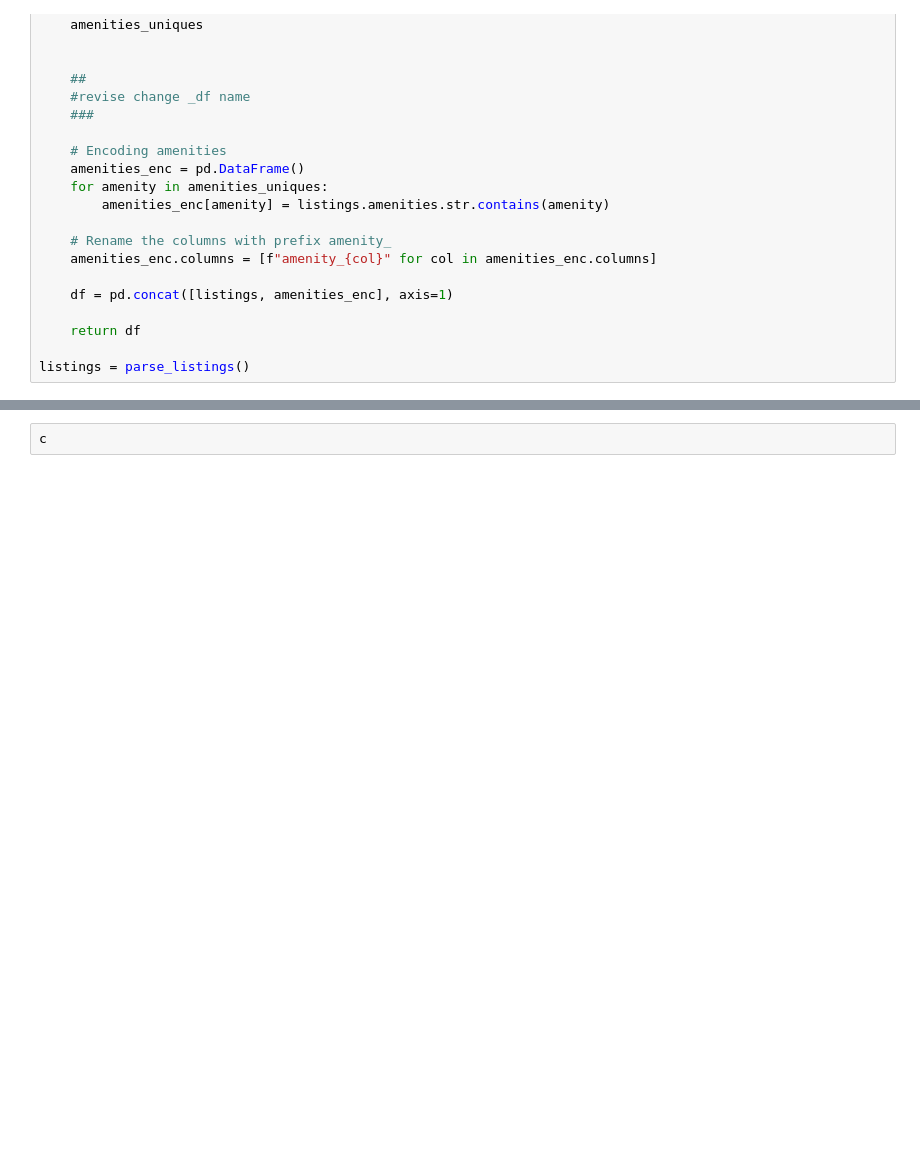
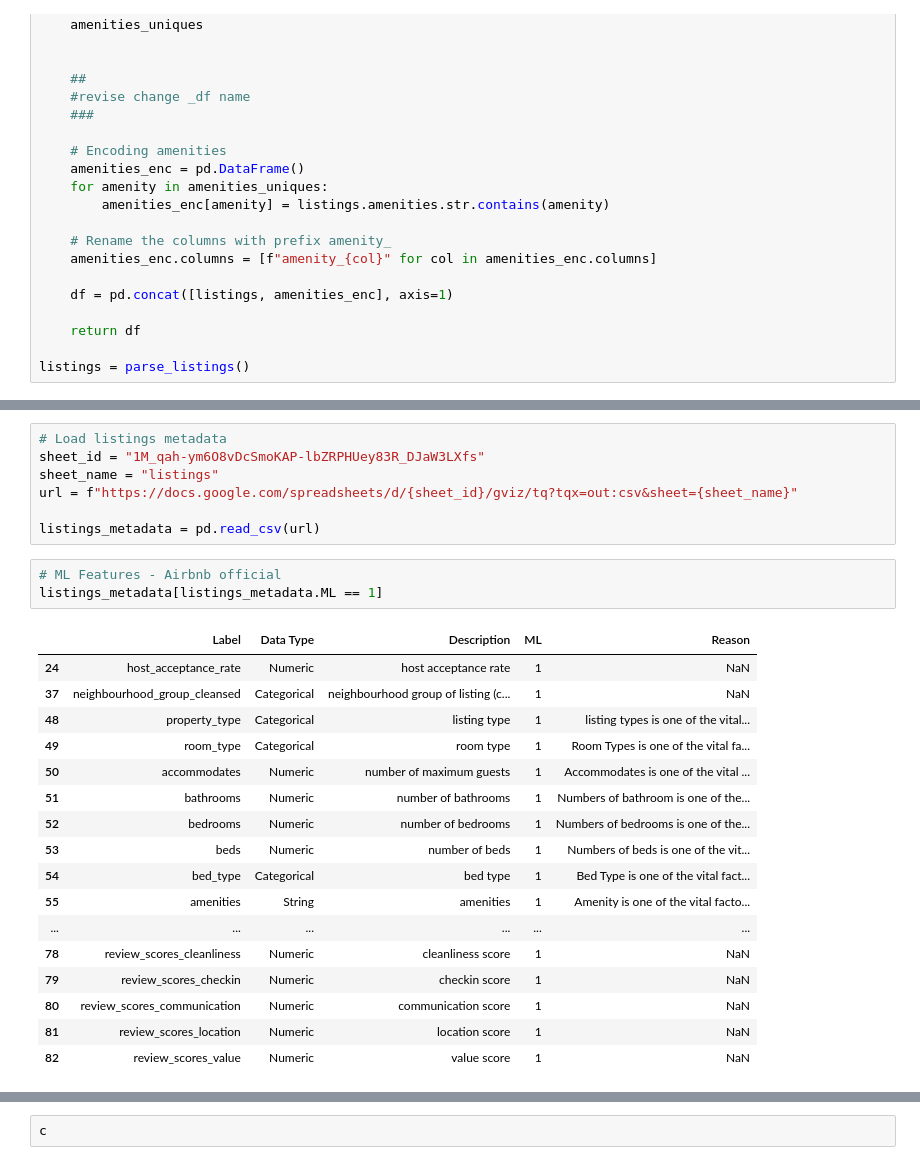
Before and after one commit to ZacksAmber/Kaggle-Seattle-Airbnb, a Jupyter notebook: Untitled.ipynb, the cells around one changed output, grey strips where cells are left out. Saved outputs shown, nothing was run; the diff lists cells and outputs as text; blank space fills up the shorter version.

```diff
--- a/Untitled.ipynb
+++ b/Untitled.ipynb
@@ -256,0 +292,28 @@ calendar = avg_price(period=30, today=(2017, 1, 1))
+# %%
+# Load listings metadata
+sheet_id = "1M_qah-ym6O8vDcSmoKAP-lbZRPHUey83R_DJaW3LXfs"
+sheet_name = "listings"
+url = f"https://docs.google.com/spreadsheets/d/{sheet_id}/gviz/tq?tqx=out:csv&sheet={sheet_name}"
+
+listings_metadata = pd.read_csv(url)
+# %%
+# ML Features - Airbnb official
+listings_metadata[listings_metadata.ML == 1]
+# %% [output]
+|  | Label | Data Type | Description | ML | Reason |
+| 24 | host_acceptance_rate | Numeric | host acceptance rate | 1 | NaN |
+| 37 | neighbourhood_group_cleansed | Categorical | neighbourhood group of listing (c... | 1 | NaN |
+| 48 | property_type | Categorical | listing type | 1 | listing types is one of the vital... |
+| 49 | room_type | Categorical | room type | 1 | Room Types is one of the vital fa... |
+| 50 | accommodates | Numeric | number of maximum guests | 1 | Accommodates is one of the vital ... |
+| 51 | bathrooms | Numeric | number of bathrooms | 1 | Numbers of bathroom is one of the... |
+| 52 | bedrooms | Numeric | number of bedrooms | 1 | Numbers of bedrooms is one of the... |
+| 53 | beds | Numeric | number of beds | 1 | Numbers of beds is one of the vit... |
+| 54 | bed_type | Categorical | bed type | 1 | Bed Type is one of the vital fact... |
+| 55 | amenities | String | amenities | 1 | Amenity is one of the vital facto... |
+| ... | ... | ... | ... | ... | ... |
+| 78 | review_scores_cleanliness | Numeric | cleanliness score | 1 | NaN |
+| 79 | review_scores_checkin | Numeric | checkin score | 1 | NaN |
+| 80 | review_scores_communication | Numeric | communication score | 1 | NaN |
+| 81 | review_scores_location | Numeric | location score | 1 | NaN |
+| 82 | review_scores_value | Numeric | value score | 1 | NaN |
```
Also changed, not shown: parts of 62 cells of this notebook, 1 other file.
